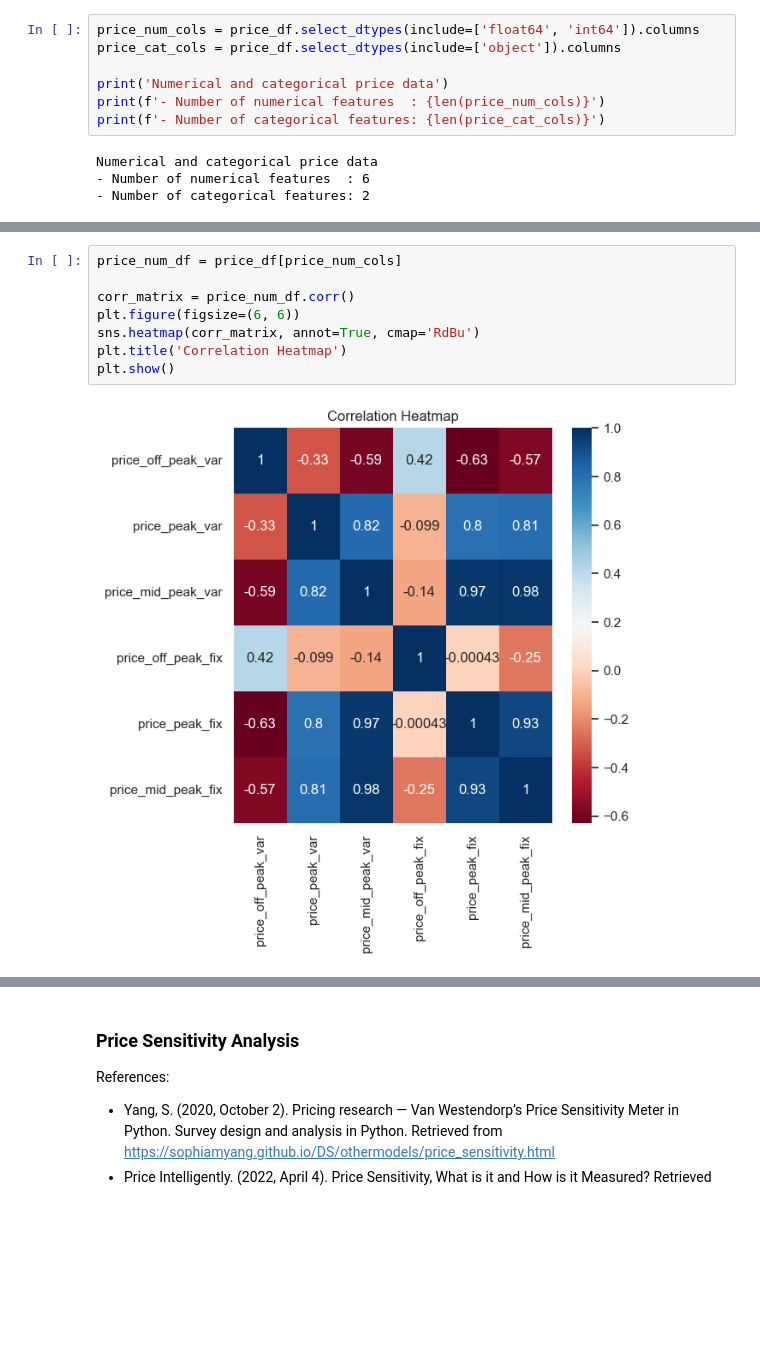
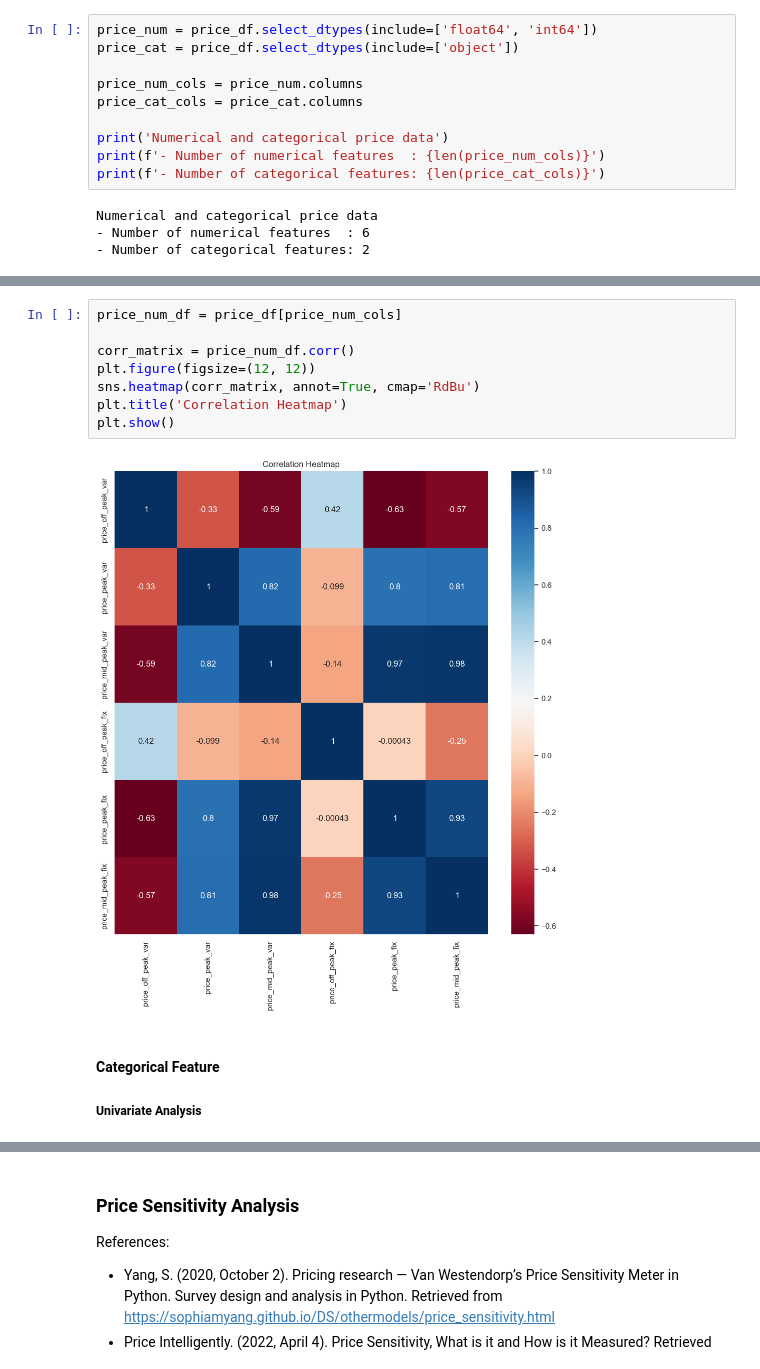
Before and after one commit to sabirinID/BCG-Data-Science-Virtual-Internship, a Jupyter notebook: Files/2-Exploratory-Data-Analysis/Task 2 - Exploratory Data Analysis.ipynb, the cells around one changed output, grey strips where cells are left out. Saved outputs shown, nothing was run; the diff lists cells and outputs as text; blank space fills up the shorter version.

```diff
--- a/Files/2-Exploratory-Data-Analysis/Task 2 - Exploratory Data Analysis.ipynb
+++ b/Files/2-Exploratory-Data-Analysis/Task 2 - Exploratory Data Analysis.ipynb
@@ -438,8 +458,11 @@ Numerical and categorical client data
 - Number of numerical features  : 18
 - Number of categorical features: 8
 # %%
-price_num_cols = price_df.select_dtypes(include=['float64', 'int64']).columns
-price_cat_cols = price_df.select_dtypes(include=['object']).columns
+price_num = price_df.select_dtypes(include=['float64', 'int64'])
+price_cat = price_df.select_dtypes(include=['object'])
+
+price_num_cols = price_num.columns
+price_cat_cols = price_cat.columns
 
 print('Numerical and categorical price data')
 print(f'- Number of numerical features  : {len(price_num_cols)}')
@@ -547,10 +552,14 @@ plt.show()
 # %%
 price_num_df = price_df[price_num_cols]
 
 corr_matrix = price_num_df.corr()
-plt.figure(figsize=(6, 6))
+plt.figure(figsize=(12, 12))
 sns.heatmap(corr_matrix, annot=True, cmap='RdBu')
 plt.title('Correlation Heatmap')
 plt.show()
 # %% [output]
-[figure, old version]
+[figure, new version]
+# %% [markdown]
+#### Categorical Feature
+
+##### Univariate Analysis
```
Also changed, not shown: parts of 53 cells of this notebook.
